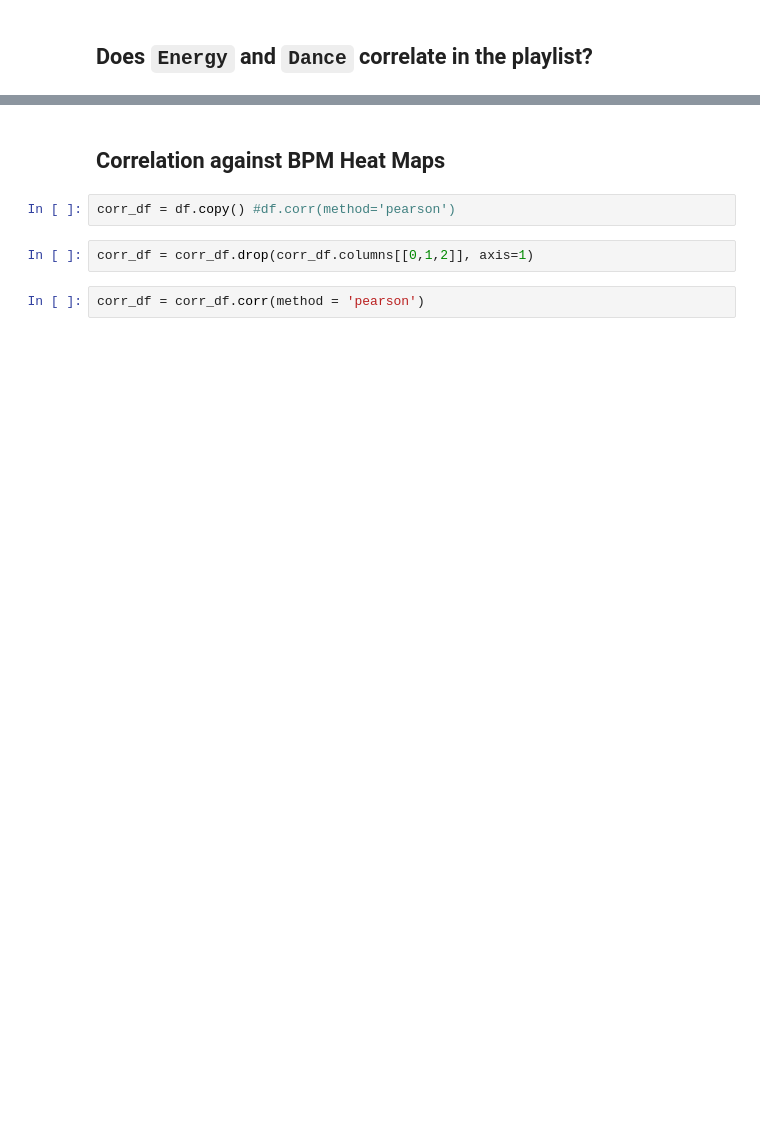
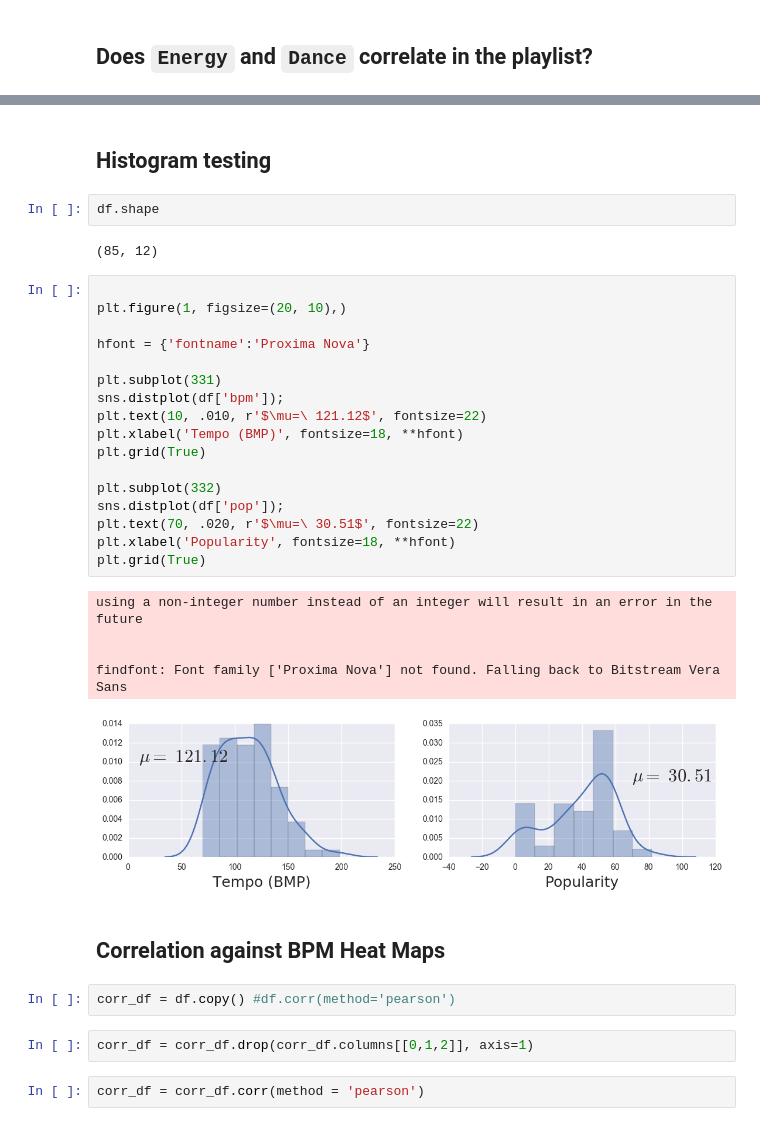
Before and after one commit to maguenza/spotify, a Jupyter notebook: spotify_music.ipynb, the cells around one changed output, grey strips where cells are left out. Cells and saved outputs as stored; diff of their text form; blank space fills up the shorter version.

Commit message:
testing distribution plot

```diff
--- a/spotify_music.ipynb
+++ b/spotify_music.ipynb
@@ -98,6 +110,35 @@ fig = dict(data=data, layout=layout)
 iplot(fig, filename='playlist_dancing')
 # %% [output]
 [interactive output not drawn]
+# %% [markdown]
+## Histogram testing
+# %%
+df.shape
+# %% [output]
+(85, 12)
+# %%
+
+plt.figure(1, figsize=(20, 10),)
+
+hfont = {'fontname':'Proxima Nova'}
+
+plt.subplot(331)
+sns.distplot(df['bpm']);
+plt.text(10, .010, r'$\mu=\ 121.12$', fontsize=22)
+plt.xlabel('Tempo (BMP)', fontsize=18, **hfont)
+plt.grid(True)
+
+plt.subplot(332)
+sns.distplot(df['pop']);
+plt.text(70, .020, r'$\mu=\ 30.51$', fontsize=22)
+plt.xlabel('Popularity', fontsize=18, **hfont)
+plt.grid(True)
+# %% [output]
+using a non-integer number instead of an integer will result in an error in the future
+
+
+findfont: Font family ['Proxima Nova'] not found. Falling back to Bitstream Vera Sans
+[figure, added]
 # %% [markdown]
 ## Correlation against BPM Heat Maps
 # %%
```
Also changed, not shown: parts of 2 cells of this notebook.
